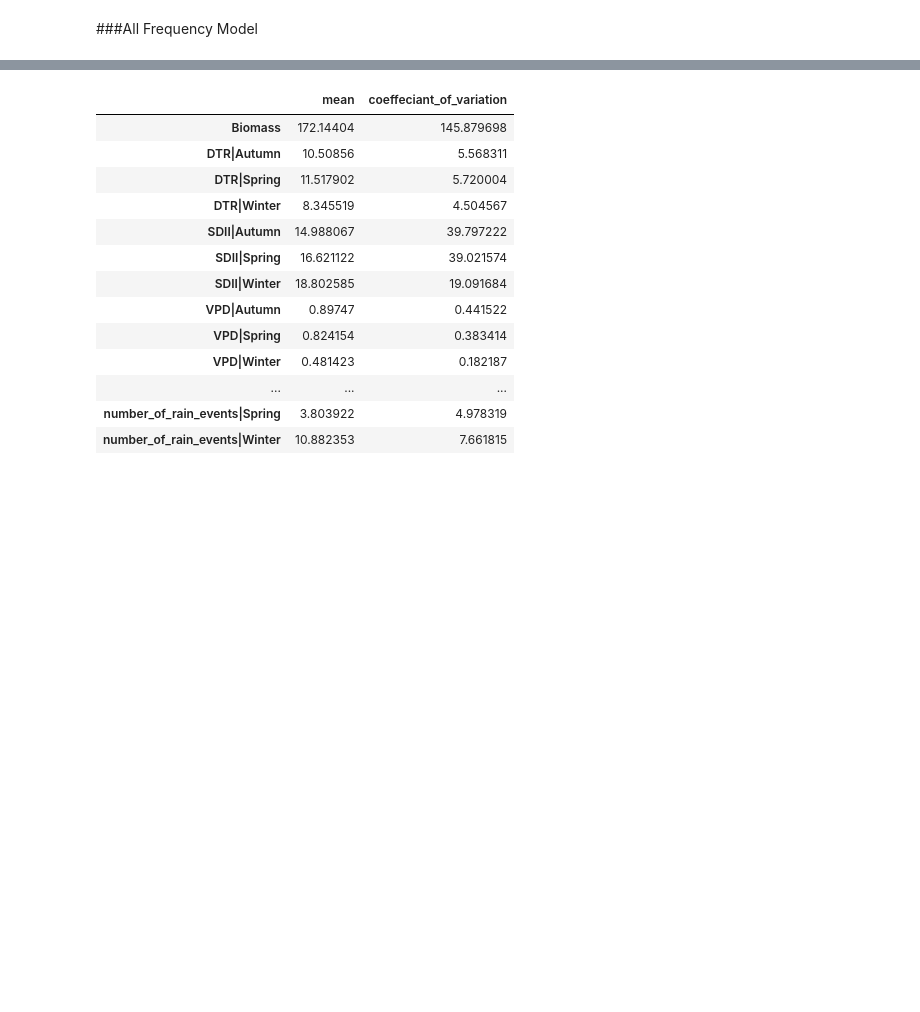
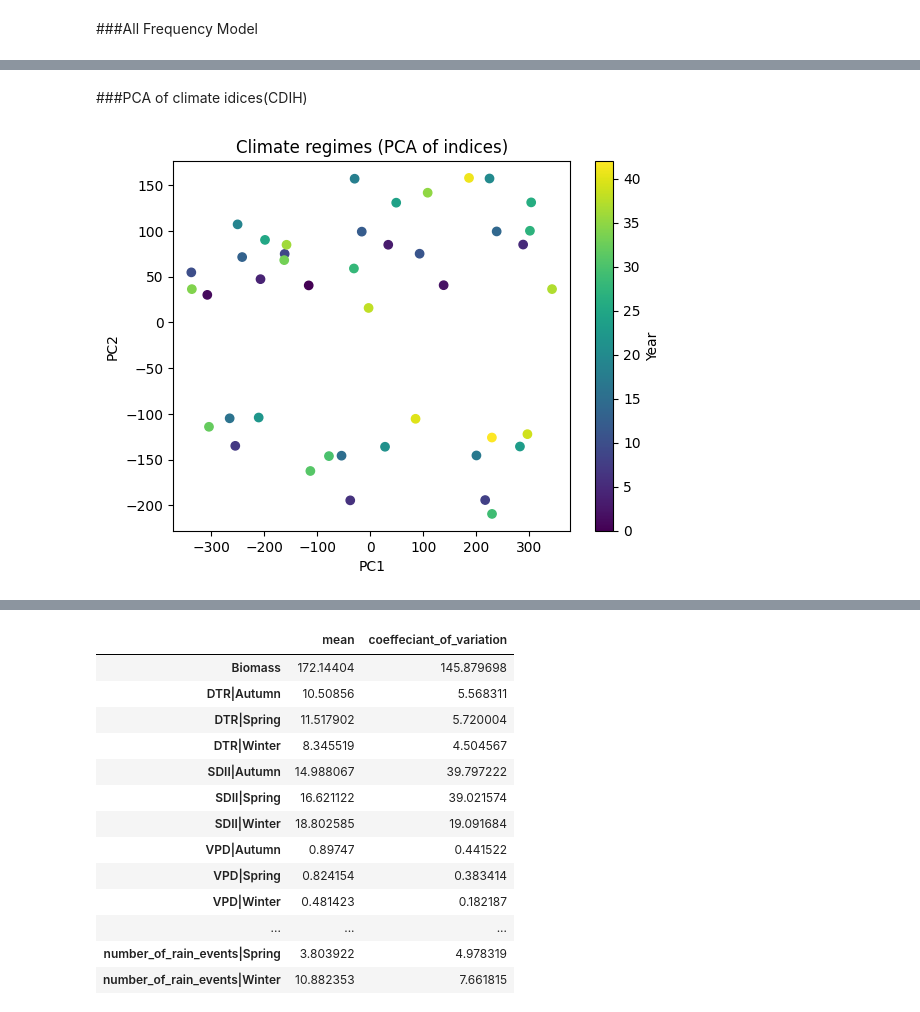
Before and after one commit to DaryaPerry1996/drought_biomass_predictor, a Jupyter notebook: Seminar_drought_biomass_dependance.ipynb, the cells around one changed output, grey strips where cells are left out. Saved outputs shown, nothing was run; the diff lists cells and outputs as text; code cells hidden in the pictures; blank space fills up the shorter version.

```diff
--- a/Seminar_drought_biomass_dependance.ipynb
+++ b/Seminar_drought_biomass_dependance.ipynb
@@ -885,7 +859,7 @@ merged_yearly_grouped= merged_yearly.groupby(['Year','Treatment']).agg(
     number_of_rain_events=('number_of_rain_events','first'),
     SDII=('SDII','first'),
     VPD=('VPD','first'),
-    Drought=('Drought','first'),
+    PNP=('Drought','first'),
     Frequency=('Frequency','first'),
     previous_year_precipitation=('previous_year_precipitation','first'),
     previous_year_DTR=('previous_year_DTR','first'),
@@ -1215,0 +1302,18 @@ results_df = pd.DataFrame([model_results])
+# %%
+x_cdiH=CDI_df.iloc[:,[1,2,3,4,5,6,7,8,9,10,12,13,14,15]]
+y_cdiH=CDI_df.iloc[:,0]
+x_cdiH.reset_index(drop=True,inplace=True)
+x_cdiH = x_cdiH.drop(columns=["previous_year_DTR","previous_year_VPD"])
+# %% [markdown]
+###PCA of climate idices(CDIH)
+# %%
+from sklearn.decomposition import PCA
+import matplotlib.pyplot as plt
+
+pca = PCA(n_components=2).fit_transform(x_cdiH)
+plt.scatter(pca[:,0], pca[:,1], c=range(len(y_cdiH)), cmap="viridis")
+plt.title("Climate regimes (PCA of indices)")
+plt.xlabel("PC1"); plt.ylabel("PC2"); plt.colorbar(label="Year")
+plt.show()
+# %% [output]
+[figure, added]
```
Also changed, not shown: parts of 129 cells of this notebook.
